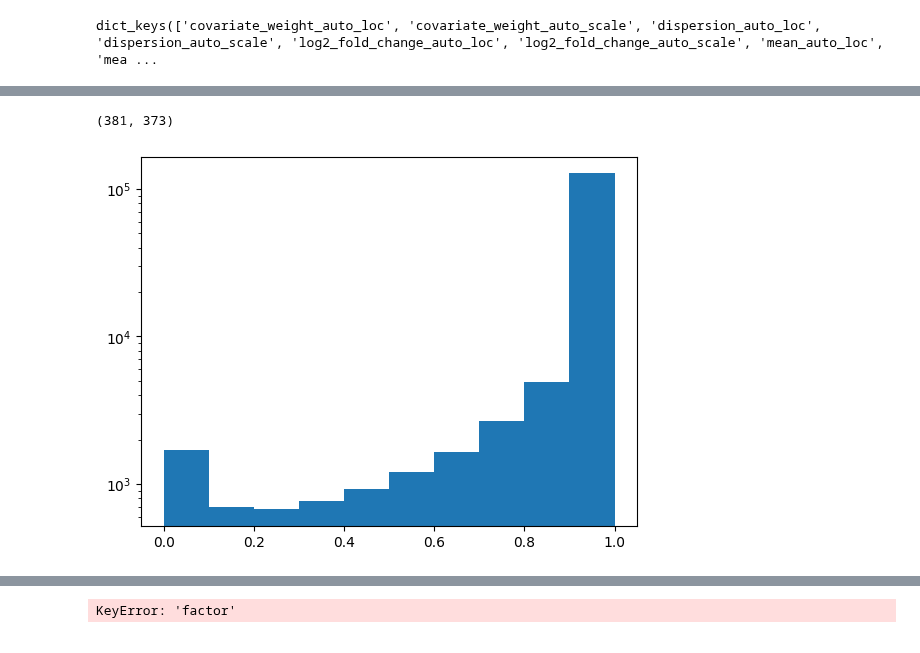
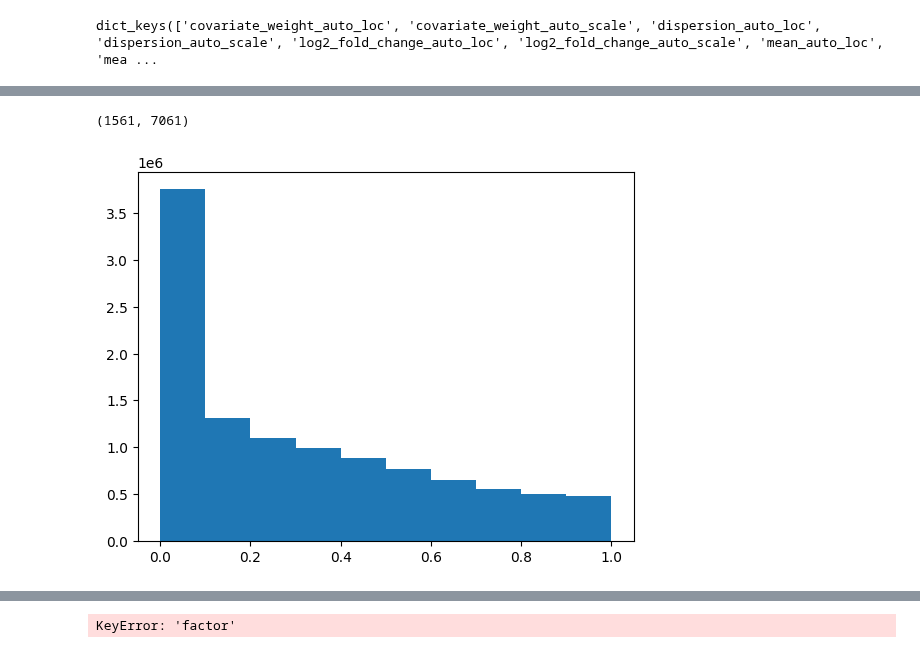
Before and after one commit to pinellolab/PerTurbo, a Jupyter notebook: docs/notebooks/gasperini_pilot_jax_multigene.ipynb, the cells around one changed output, grey strips where cells are left out. Saved outputs shown, nothing was run; the diff lists cells and outputs as text; code cells hidden in the pictures.

```diff
--- a/docs/notebooks/gasperini_pilot_jax_multigene.ipynb
+++ b/docs/notebooks/gasperini_pilot_jax_multigene.ipynb
@@ -105,7 +99,7 @@ Index(['AL627309.1', 'AL627309.5', 'AP006222.1', 'AL732372.2', 'AL669831.3',
 # %%
 # gene = "ACTB"
 # genes = ["ACTB", "ACTG1", "MTND1P23"]
-genes = sorted({x.split("_")[0] for x in element_guides})
-genes = [x for x in genes if x in mdata["rna"].var_names]
+# genes = sorted({x.split("_")[0] for x in element_guides})
+# genes = [x for x in genes if x in mdata["rna"].var_names]
 
-len(genes)
+# len(genes)
@@ -114,6 +106,6 @@ len(genes)
 # %%
 # genes = mdata["rna"].var_names
 rna_subset = mdata["rna"][:, genes]
-rna_subset = rna_subset[selected_cells, :]
+# rna_subset = rna_subset[selected_cells, :]
 rna_subset
 # %% [output]
@@ -138,4 +130,4 @@ Array([[ 0.87404895, -0.9983557 ,  1.6588674 ],
 # %%
-mdata_subset = md.MuData({"gene": rna_subset, "guide": grna_subset})
+mdata_subset = md.MuData({"gene": rna_subset, "guide": mdata["grna"]})
 mdata_subset
 # %% [output]
@@ -374,18 +366,16 @@ param_values = []
 losses = jnp.array([])
 model_kwargs.update(
     {
-        "subsample_size": 1024,
-        "gene_subsample_size": 1024,
+        "subsample_size": 512,
+        "gene_subsample_size": None,
     }
 )
 
 n_epochs = 20 if not smoke_test else 2
-n_steps_per_epoch = int(
-    model_args[0].shape[1]
-    / model_kwargs["gene_subsample_size"]
-    * model_args[0].shape[0]
-    / model_kwargs["subsample_size"]
-    * 10
-)
+n_steps_per_epoch = 1
+if model_kwargs["gene_subsample_size"] is not None:
+    n_steps_per_epoch *= int(model_args[0].shape[1] / model_kwargs["gene_subsample_size"])
+if model_kwargs["subsample_size"] is not None:
+    n_steps_per_epoch *= int(model_args[0].shape[0] / model_kwargs["subsample_size"])
 print(n_steps_per_epoch)
 # %% [output]
@@ -547,16 +532,16 @@ sns.histplot(sigma.ravel())
 # %%
 # else:
 # sigma = jnp.sqrt(params["factor_auto_loc"]**2 * params["loading_auto_scale"]**2 + params["loading_auto_loc"]**2 * params["factor_auto_scale"])
 # p = norm.cdf(threshold, loc=mu, scale=sigma) - norm.cdf(-threshold, loc=mu, scale=sigma)
-p = norm.sf(-threshold, loc=mu, scale=sigma)
+# p = norm.sf(-threshold, loc=mu, scale=sigma)
 # plt.hist(jnp.log(p+1e-10).ravel())
-# p = chi2.sf((mu / sigma) ** 2, df=1)
-plt.hist(p.ravel())
-plt.semilogy()
+p = chi2.sf((mu / sigma) ** 2, df=1)
+plt.hist(p.ravel() + 1e-16)
+# plt.semilogy()
 p.shape
 # %% [output]
-(381, 373)
+(1561, 7061)
-[figure, old version]
+[figure, new version]
 # %%
 # negative_pairs = perturbseq_guide.quantiles(params, 1 - alpha)["log2_fold_change"][0, ...] < -threshold
 # positive_pairs = perturbseq_guide.quantiles(params, alpha)["log2_fold_change"][0, ...] > threshold
```
Also changed, not shown: parts of 32 cells of this notebook, 24 other files.
